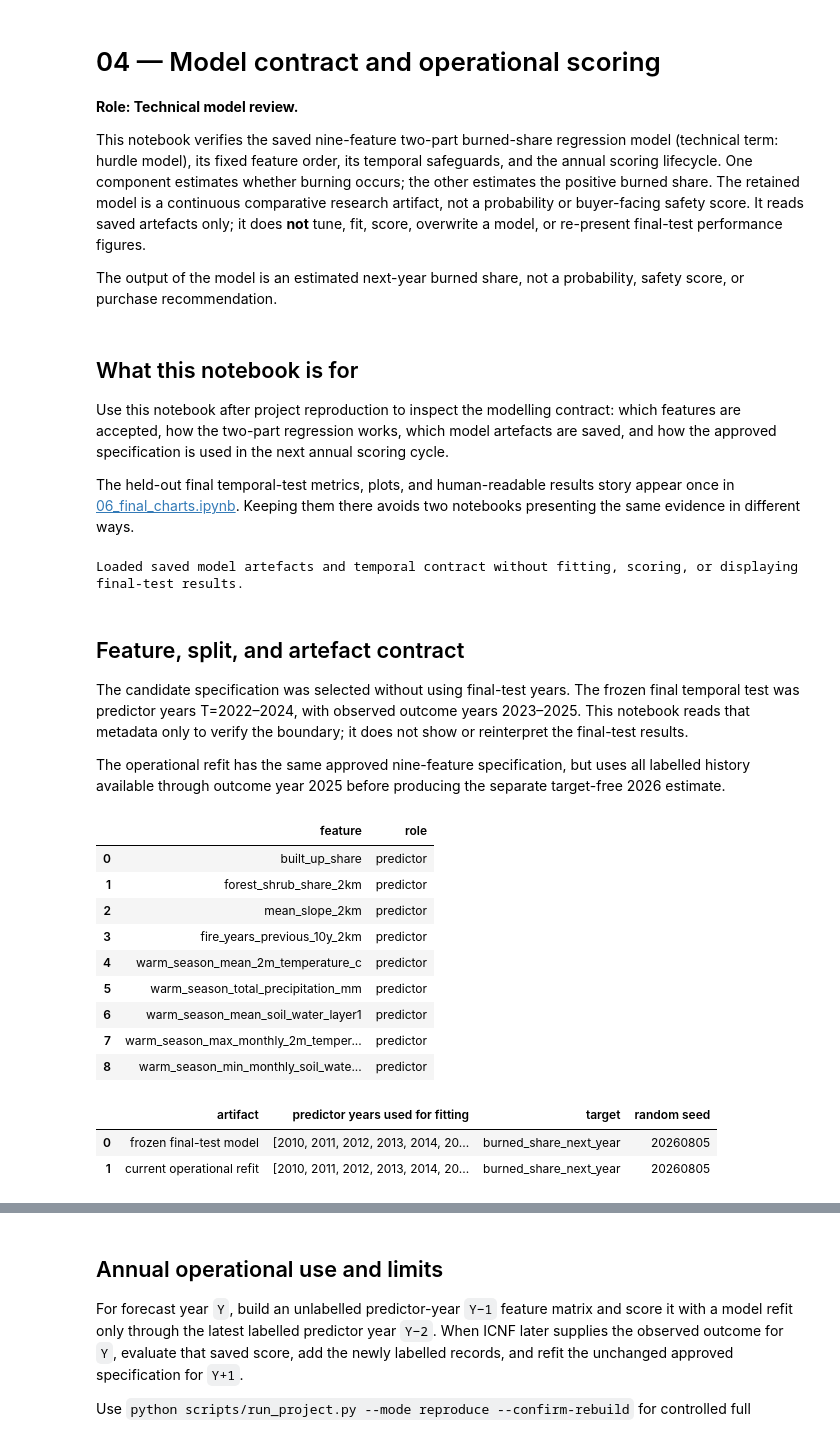
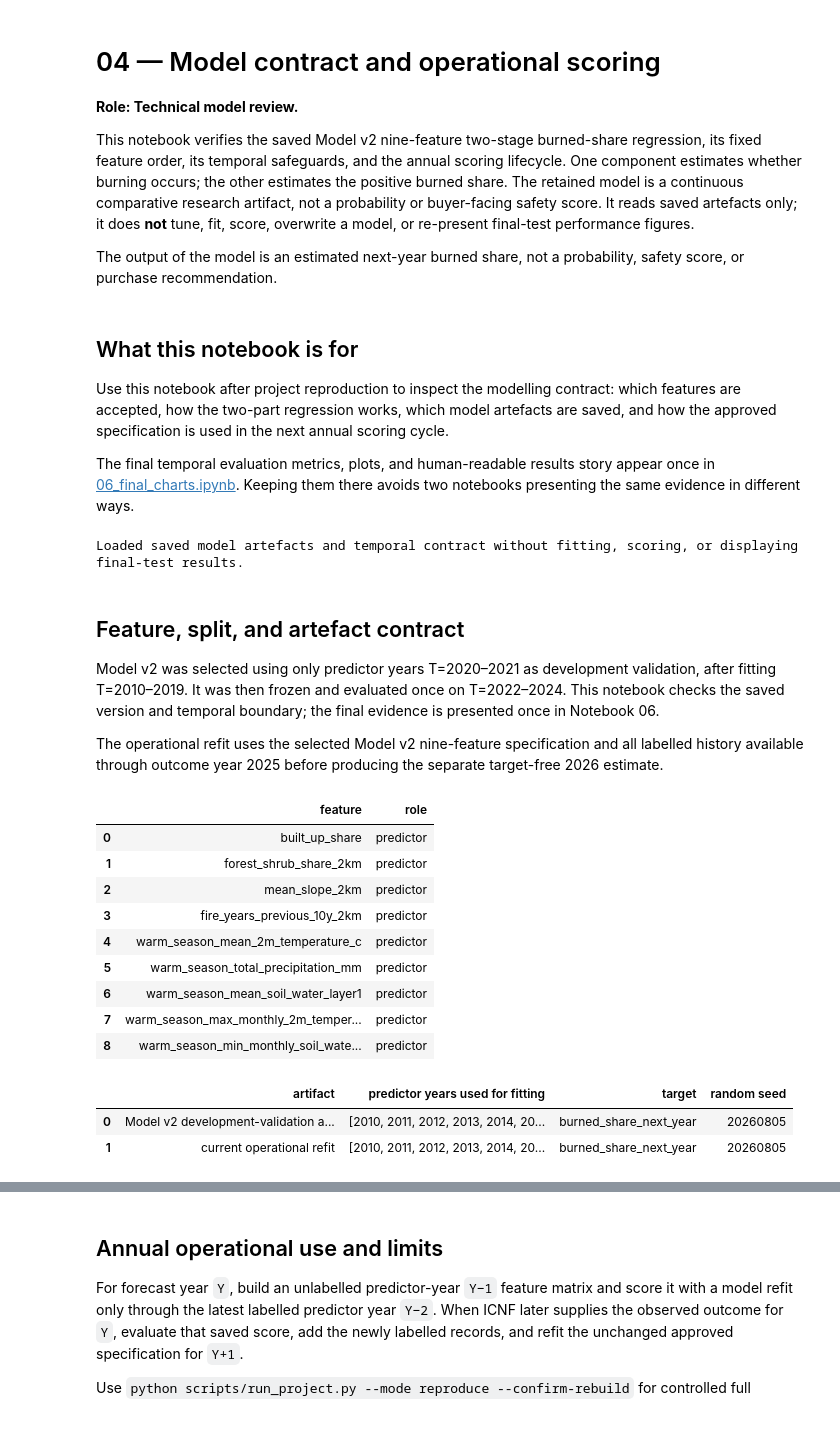
Before and after one commit to serhii-diadechko-git/wildfire_property_screening_portugal, a Jupyter notebook: notebooks/04_modelling.ipynb, the cells around one changed output, grey strips where cells are left out. Cells and saved outputs as stored; diff of their text form; code cells hidden in the pictures.

```diff
--- a/notebooks/04_modelling.ipynb
+++ b/notebooks/04_modelling.ipynb
@@ -3,7 +3,7 @@
 
 **Role: Technical model review.**
 
-This notebook verifies the saved nine-feature two-part burned-share regression model (technical term: hurdle model), its fixed feature order, its temporal safeguards, and the annual scoring lifecycle. One component estimates whether burning occurs; the other estimates the positive burned share. The retained model is a continuous comparative research artifact, not a probability or buyer-facing safety score. It reads saved artefacts only; it does **not** tune, fit, score, overwrite a model, or re-present final-test performance figures.
+This notebook verifies the saved Model v2 nine-feature two-stage burned-share regression, its fixed feature order, its temporal safeguards, and the annual scoring lifecycle. One component estimates whether burning occurs; the other estimates the positive burned share. The retained model is a continuous comparative research artifact, not a probability or buyer-facing safety score. It reads saved artefacts only; it does **not** tune, fit, score, overwrite a model, or re-present final-test performance figures.
 
 The output of the model is an estimated next-year burned share, not a probability, safety score, or purchase recommendation.
 # %% [markdown]
@@ -11,7 +11,7 @@ The output of the model is an estimated next-year burned share, not a probabilit
 
 Use this notebook after project reproduction to inspect the modelling contract: which features are accepted, how the two-part regression works, which model artefacts are saved, and how the approved specification is used in the next annual scoring cycle.
 
-The held-out final temporal-test metrics, plots, and human-readable results story appear once in [06_final_charts.ipynb](06_final_charts.ipynb). Keeping them there avoids two notebooks presenting the same evidence in different ways.
+The final temporal evaluation metrics, plots, and human-readable results story appear once in [06_final_charts.ipynb](06_final_charts.ipynb). Keeping them there avoids two notebooks presenting the same evidence in different ways.
 # %%
 from pathlib import Path
 import sys
@@ -44,9 +44,9 @@ Loaded saved model artefacts and temporal contract without fitting, scoring, or
 # %% [markdown]
 ## Feature, split, and artefact contract
 
-The candidate specification was selected without using final-test years. The frozen final temporal test was predictor years T=2022–2024, with observed outcome years 2023–2025. This notebook reads that metadata only to verify the boundary; it does not show or reinterpret the final-test results.
+Model v2 was selected using only predictor years T=2020–2021 as development validation, after fitting T=2010–2019. It was then frozen and evaluated once on T=2022–2024. This notebook checks the saved version and temporal boundary; the final evidence is presented once in Notebook 06.
 
-The operational refit has the same approved nine-feature specification, but uses all labelled history available through outcome year 2025 before producing the separate target-free 2026 estimate.
+The operational refit uses the selected Model v2 nine-feature specification and all labelled history available through outcome year 2025 before producing the separate target-free 2026 estimate.
 # %%
 assert metrics['design']['final_test_years'] == [2022, 2023, 2024]
 assert metrics['design']['tuning_performed'] is False
@@ -54,35 +54,35 @@ assert selection_payload['feature_order'] == list(PREDICTOR_COLUMNS)
 assert operational_payload['feature_order'] == list(PREDICTOR_COLUMNS)
 
 feature_contract = pd.DataFrame({'feature': PREDICTOR_COLUMNS, 'role': ['predictor'] * len(PREDICTOR_COLUMNS)})
 artifact_contract = pd.DataFrame([
     {
-        'artifact': 'frozen final-test model',
+        'artifact': 'Model v2 development-validation artifact',
         'predictor years used for fitting': selection_payload['train_years'] + selection_payload['validation_years'],
         'target': TARGET_COLUMN,
         'random seed': selection_payload['random_seed'],
     },
     {
         'artifact': 'current operational refit',
         'predictor years used for fitting': operational_payload['training_predictor_years'],
         'target': operational_payload['target'],
         'random seed': operational_payload['random_seed'],
     },
 ])
 display(feature_contract)
 display(artifact_contract)
 # %% [output]
 |  | feature | role |
 | 0 | built_up_share | predictor |
 | 1 | forest_shrub_share_2km | predictor |
 | 2 | mean_slope_2km | predictor |
 | 3 | fire_years_previous_10y_2km | predictor |
 | 4 | warm_season_mean_2m_temperature_c | predictor |
 | 5 | warm_season_total_precipitation_mm | predictor |
 | 6 | warm_season_mean_soil_water_layer1 | predictor |
 | 7 | warm_season_max_monthly_2m_temper... | predictor |
 | 8 | warm_season_min_monthly_soil_wate... | predictor |
 |  | artifact | predictor years used for fitting | target | random seed |
-| 0 | frozen final-test model | [2010, 2011, 2012, 2013, 2014, 20... | burned_share_next_year | 20260805 |
+| 0 | Model v2 development-validation a... | [2010, 2011, 2012, 2013, 2014, 20... | burned_share_next_year | 20260805 |
 | 1 | current operational refit | [2010, 2011, 2012, 2013, 2014, 20... | burned_share_next_year | 20260805 |
 # %% [markdown]
 ## Model structure
```
Also changed, not shown: parts of 3 cells of this notebook, 35 other files.
